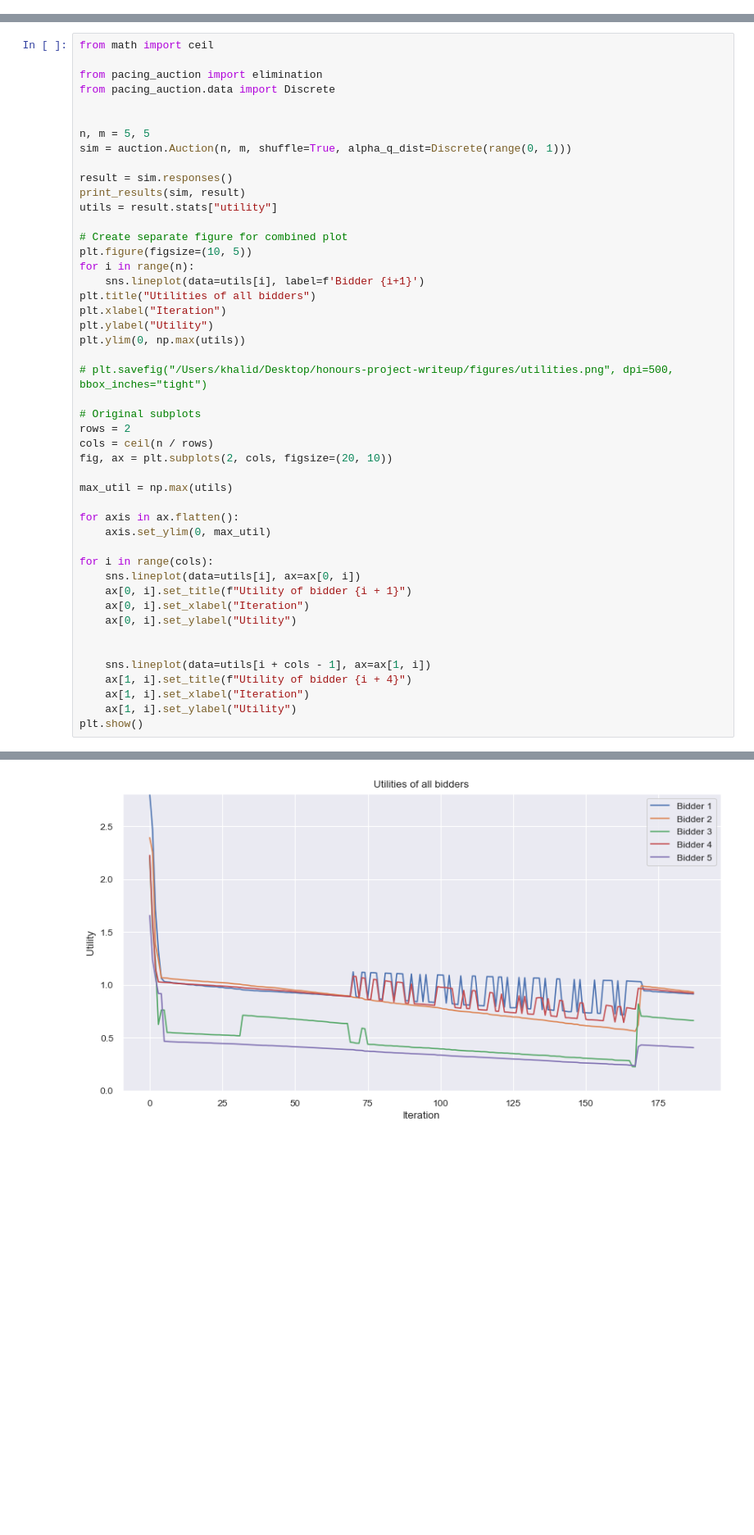
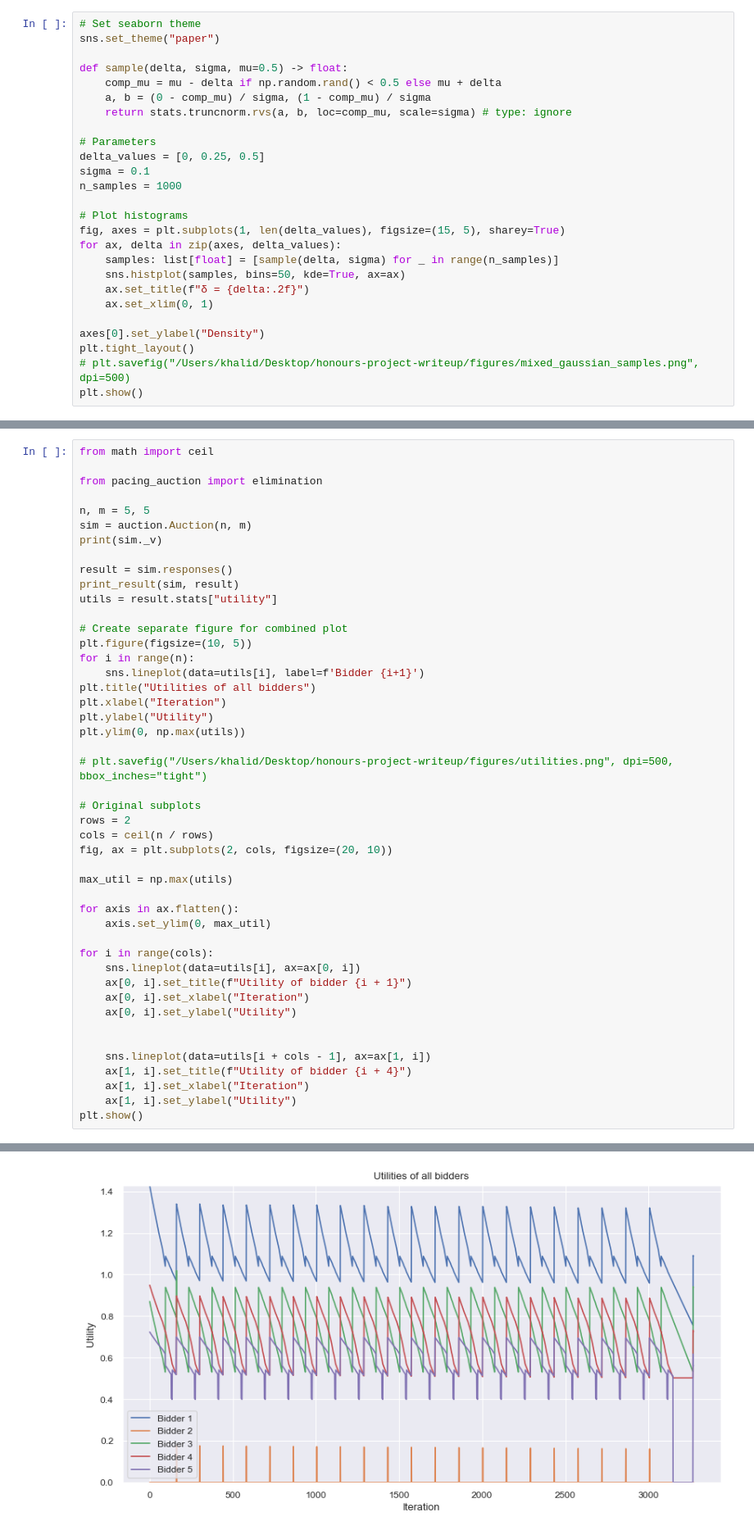
Before and after one commit to khalidbelhadj/pacing-auction, a Jupyter notebook: notebooks/main.ipynb, the cells around one changed output, grey strips where cells are left out. Shown: that part at 82% size. Drawn from its saved outputs; the diff is of its cells as text; blank space fills up the shorter version.

```diff
--- a/notebooks/main.ipynb
+++ b/notebooks/main.ipynb
@@ -30,3 +31,29 @@ def print_result(sim: auction.Auction, res: auction.BRDResult):
     if "cycle_length" in res.stats:
         print(f"Cycle length      : {res.stats["cycle_length"]}")
     print(f"Seed:               {sim.seed}")
+# %%
+# Set seaborn theme
+sns.set_theme("paper")
+
+def sample(delta, sigma, mu=0.5) -> float:
+    comp_mu = mu - delta if np.random.rand() < 0.5 else mu + delta
+    a, b = (0 - comp_mu) / sigma, (1 - comp_mu) / sigma
+    return stats.truncnorm.rvs(a, b, loc=comp_mu, scale=sigma) # type: ignore
+
+# Parameters
+delta_values = [0, 0.25, 0.5]
+sigma = 0.1
+n_samples = 1000
+
+# Plot histograms
+fig, axes = plt.subplots(1, len(delta_values), figsize=(15, 5), sharey=True)
+for ax, delta in zip(axes, delta_values):
+    samples: list[float] = [sample(delta, sigma) for _ in range(n_samples)]
+    sns.histplot(samples, bins=50, kde=True, ax=ax)
+    ax.set_title(f"δ = {delta:.2f}")
+    ax.set_xlim(0, 1)
+
+axes[0].set_ylabel("Density")
+plt.tight_layout()
+# plt.savefig("/Users/khalid/Desktop/honours-project-writeup/figures/mixed_gaussian_samples.png", dpi=500)
+plt.show()
@@ -54,14 +82,13 @@ Error:
 from math import ceil
 
 from pacing_auction import elimination
-from pacing_auction.data import Discrete
-
 
 n, m = 5, 5
-sim = auction.Auction(n, m, shuffle=True, alpha_q_dist=Discrete(range(0, 1)))
+sim = auction.Auction(n, m)
+print(sim._v)
 
 result = sim.responses()
-print_results(sim, result)
+print_result(sim, result)
 utils = result.stats["utility"]
 
 # Create separate figure for combined plot
@@ -107 +139 @@ Seed:               4117237916
-[figure, old version]
+[figure, new version]
```
Also changed, not shown: parts of 4 cells of this notebook, 7 other files.
